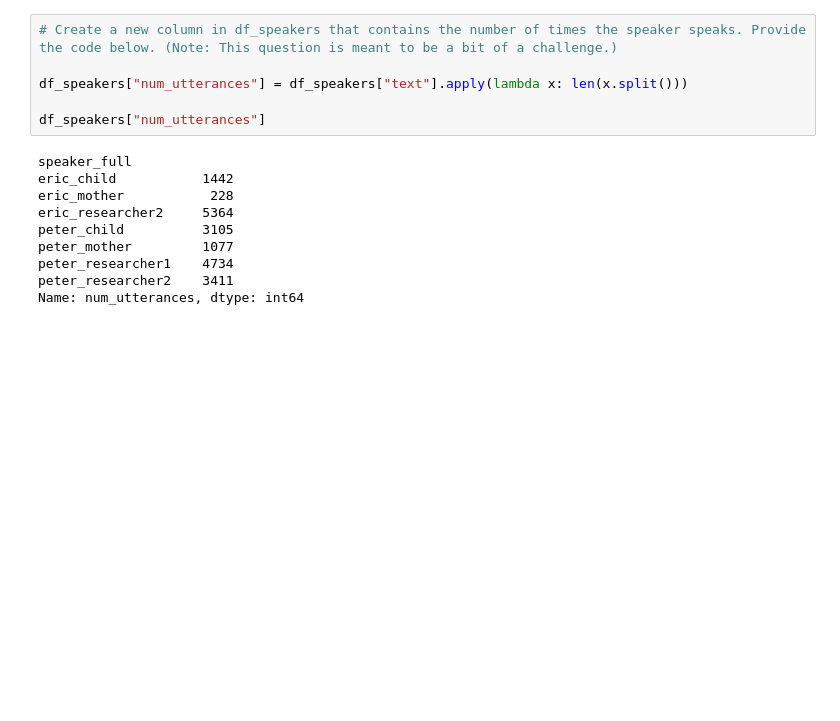
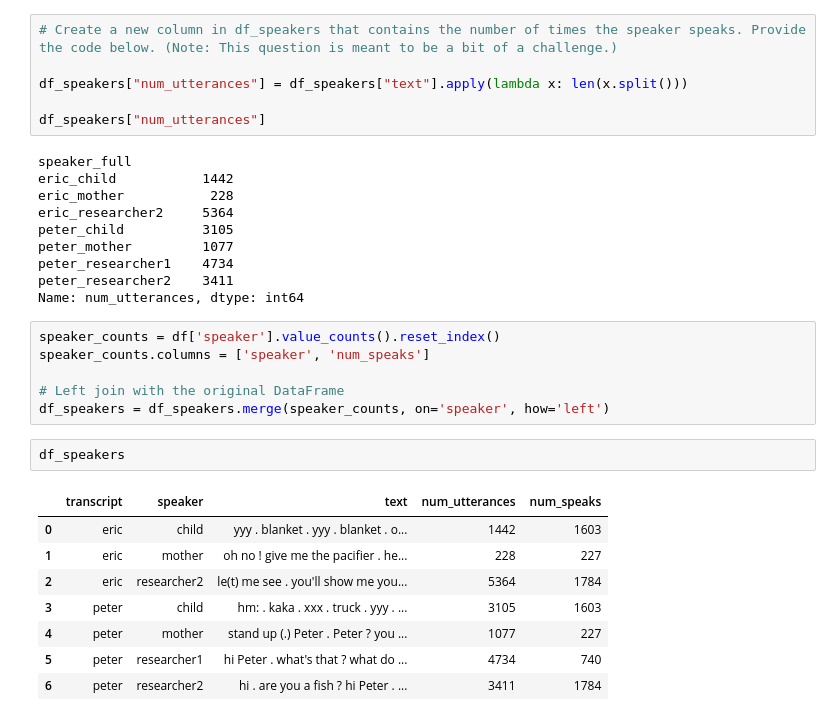
Before and after one commit to giovanni-lunetta/Text-Analytics-Coding-HW, a Jupyter notebook: Bag of Words Coding Assignment.ipynb, the cells around one changed output. Drawn from its saved outputs; the diff is of its cells as text; blank space fills up the shorter version.

```diff
--- a/Bag of Words Coding Assignment.ipynb
+++ b/Bag of Words Coding Assignment.ipynb
@@ -274,3 +273,20 @@ peter_mother         1077
 peter_researcher1    4734
 peter_researcher2    3411
 Name: num_utterances, dtype: int64
+# %%
+speaker_counts = df['speaker'].value_counts().reset_index()
+speaker_counts.columns = ['speaker', 'num_speaks']
+
+# Left join with the original DataFrame
+df_speakers = df_speakers.merge(speaker_counts, on='speaker', how='left')
+# %%
+df_speakers
+# %% [output]
+|  | transcript | speaker | text | num_utterances | num_speaks |
+| 0 | eric | child | yyy . blanket . yyy . blanket . o... | 1442 | 1603 |
+| 1 | eric | mother | oh no ! give me the pacifier . he... | 228 | 227 |
+| 2 | eric | researcher2 | le(t) me see . you'll show me you... | 5364 | 1784 |
+| 3 | peter | child | hm: . kaka . xxx . truck . yyy . ... | 3105 | 1603 |
+| 4 | peter | mother | stand up (.) Peter . Peter ? you ... | 1077 | 227 |
+| 5 | peter | researcher1 | hi Peter . what's that ? what do ... | 4734 | 740 |
+| 6 | peter | researcher2 | hi . are you a fish ? hi Peter . ... | 3411 | 1784 |
```
Also changed, not shown: parts of 3 cells of this notebook.
